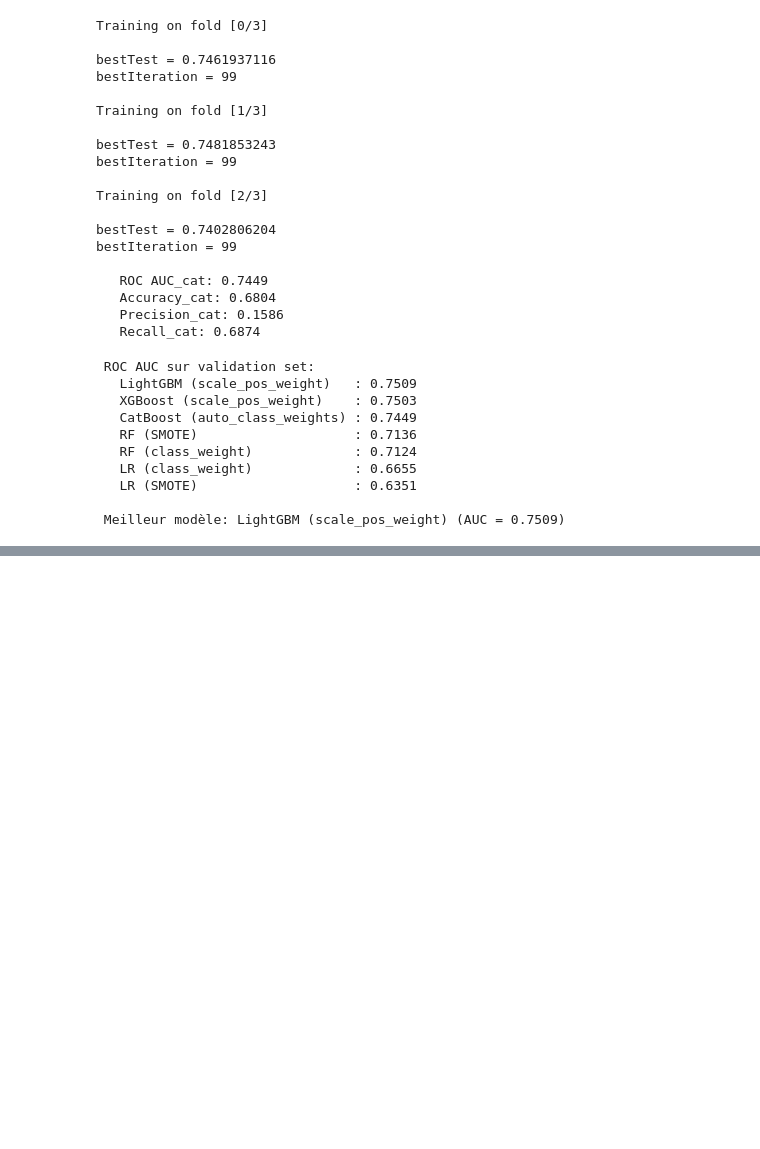
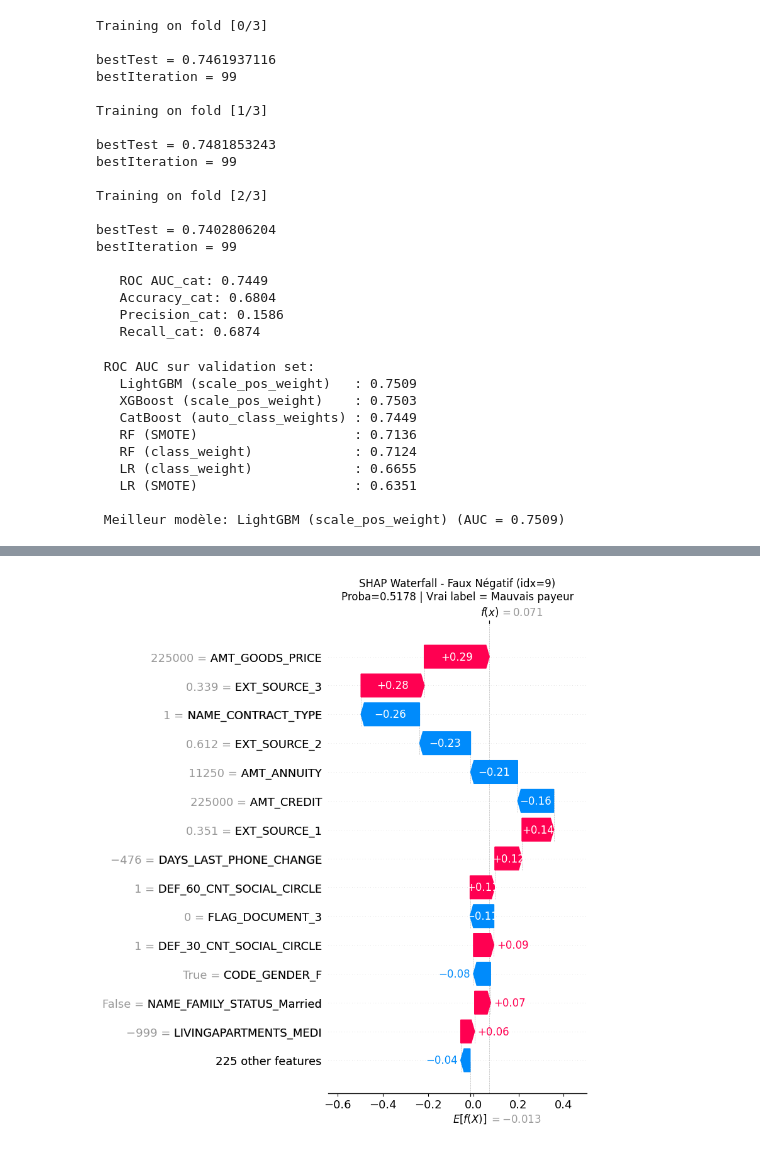
Before and after one commit to christophesallessacareau-boop/Initiez_vous_au_ML_Ops, a Jupyter notebook: main.ipynb, the cells around one changed output, grey strips where cells are left out. Saved outputs shown, nothing was run; the diff lists cells and outputs as text; code cells hidden in the pictures; blank space fills up the shorter version.

```diff
--- a/main.ipynb
+++ b/main.ipynb
@@ -1618,0 +1718,13 @@ with mlflow.start_run(run_name="Comparaison_3_Modeles"):
+# %%
+# Waterfall sur un faux négatif (mauvais payeur non détecté: ce qui est le plus cher)
+
+fn_indices = np.where((y_val == 1) & (y_val_pred_cat == 0))[0]
+if len(fn_indices) > 0:
+    idx_fn = fn_indices[0]
+    plt.figure()
+    shap.plots.waterfall(shap_values[idx_fn], max_display=15, show=False)
+    plt.title(f"SHAP Waterfall - Faux Négatif (idx={idx_fn})\nProba={y_val_proba_cat[idx_fn]:.4f} | Vrai label = Mauvais payeur")
+    plt.tight_layout()
+    plt.show()
+# %% [output]
+[figure, added]
```
Also changed, not shown: parts of 21 cells of this notebook, 1 other file.
